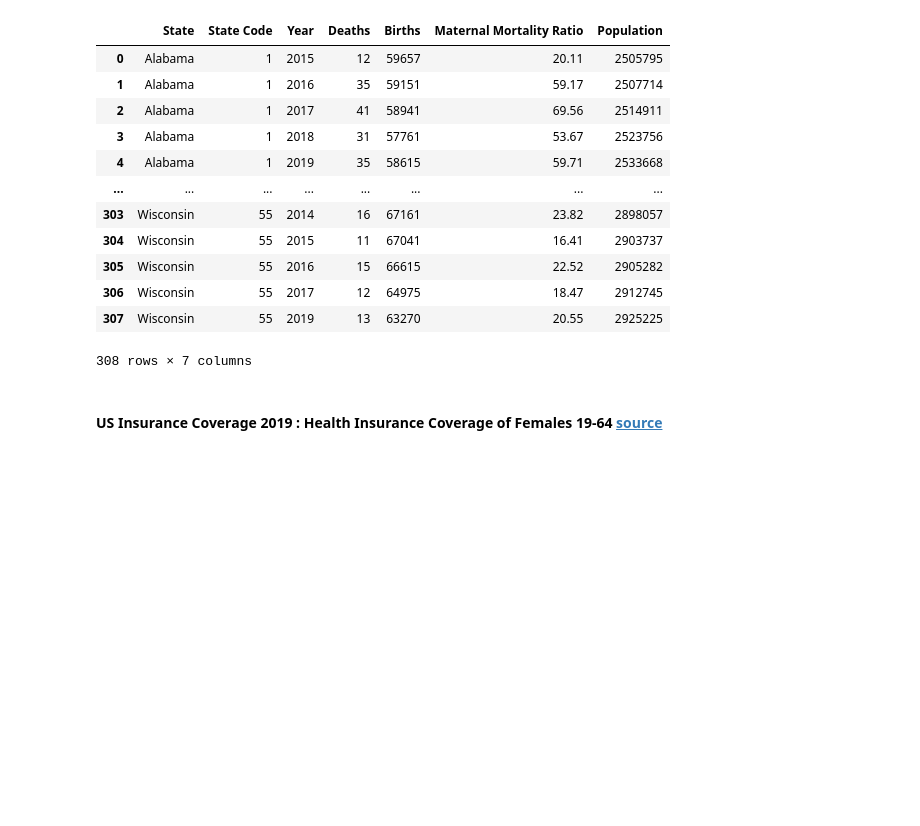
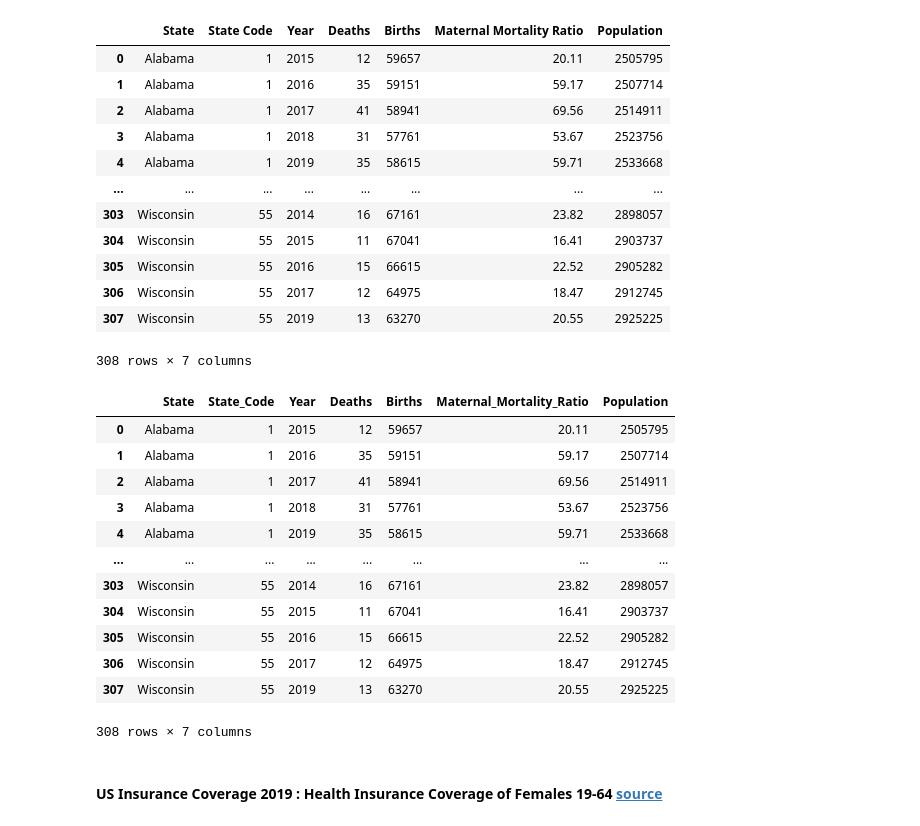
Before and after one commit to LeeProut/US-Maternal-Mortality, a Jupyter notebook: MMR_CDC.ipynb, the cells around one changed output. Cells and saved outputs as stored; diff of their text form; code cells hidden in the pictures; blank space fills up the shorter version.

Commit message:
renamed columns in CDC data for database compatibility

```diff
--- a/MMR_CDC.ipynb
+++ b/MMR_CDC.ipynb
@@ -290,6 +290,24 @@ CDC_final_df
 | 306 | Wisconsin | 55 | 2017 | 12 | 64975 | 18.47 | 2912745 |
 | 307 | Wisconsin | 55 | 2019 | 13 | 63270 | 20.55 | 2925225 |
 308 rows × 7 columns
+# %%
+#rename columns for database use
+CDC_final_columns_df = CDC_final_df.rename(columns={"State Code": "State_Code", "Maternal Mortality Ratio": "Maternal_Mortality_Ratio"})
+CDC_final_columns_df
+# %% [output]
+|  | State | State_Code | Year | Deaths | Births | Maternal_Mortality_Ratio | Population |
+| 0 | Alabama | 1 | 2015 | 12 | 59657 | 20.11 | 2505795 |
+| 1 | Alabama | 1 | 2016 | 35 | 59151 | 59.17 | 2507714 |
+| 2 | Alabama | 1 | 2017 | 41 | 58941 | 69.56 | 2514911 |
+| 3 | Alabama | 1 | 2018 | 31 | 57761 | 53.67 | 2523756 |
+| 4 | Alabama | 1 | 2019 | 35 | 58615 | 59.71 | 2533668 |
+| ... | ... | ... | ... | ... | ... | ... | ... |
+| 303 | Wisconsin | 55 | 2014 | 16 | 67161 | 23.82 | 2898057 |
+| 304 | Wisconsin | 55 | 2015 | 11 | 67041 | 16.41 | 2903737 |
+| 305 | Wisconsin | 55 | 2016 | 15 | 66615 | 22.52 | 2905282 |
+| 306 | Wisconsin | 55 | 2017 | 12 | 64975 | 18.47 | 2912745 |
+| 307 | Wisconsin | 55 | 2019 | 13 | 63270 | 20.55 | 2925225 |
+308 rows × 7 columns
 # %% [markdown]
 #### US Insurance Coverage 2019 : Health Insurance Coverage of Females 19-64 [source](https://www.kff.org/other/state-indicator/health-insurance-coverage-of-nonelderly-adult-females/?currentTimeframe=0&sortModel=%7B%22colId%22:%22Location%22,%22sort%22:%22asc%22%7D)
 # %%
```
Also changed, not shown: parts of 2 cells of this notebook, 3 other files.
